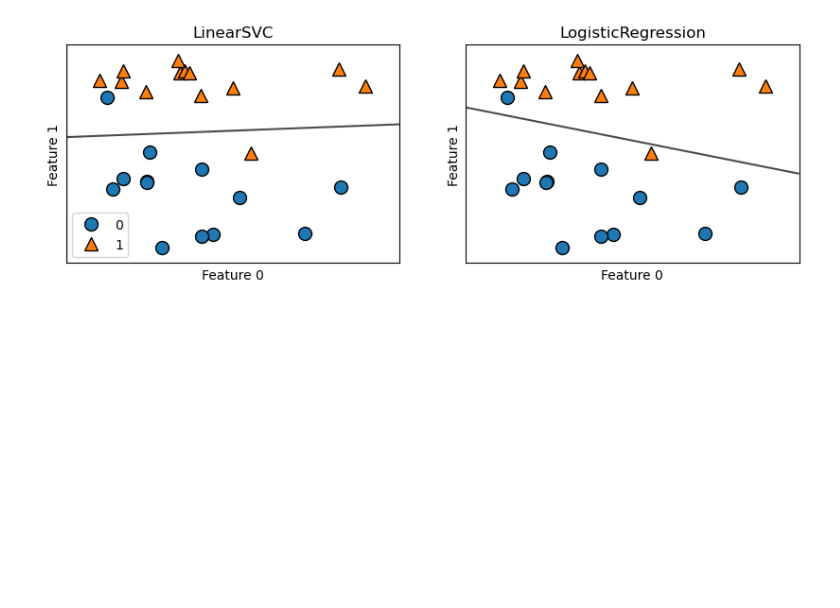
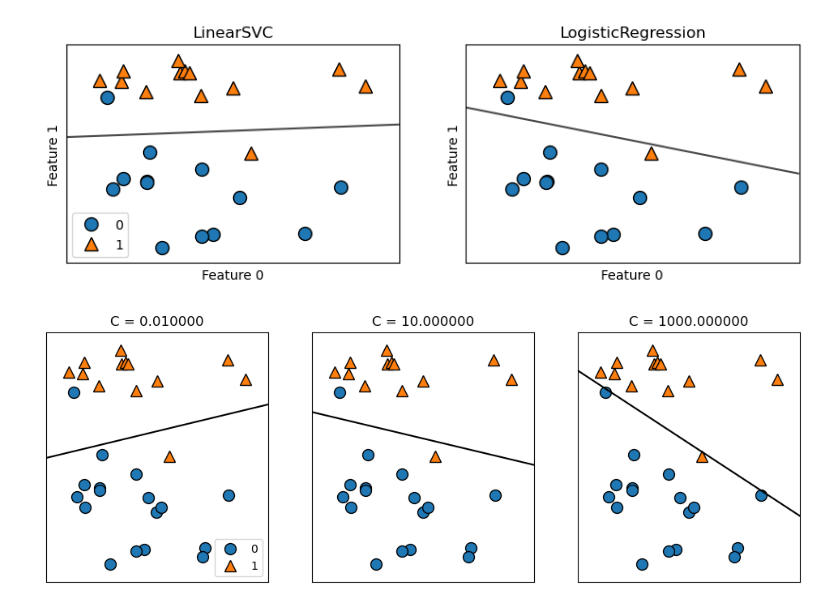
Before and after one commit to anish2000afk/Machine-learning, a Jupyter notebook: Some Sample Datasets.ipynb, the cells around one changed output. Cells and saved outputs as stored; diff of their text form; code cells hidden in the pictures; blank space fills up the shorter version.

```diff
--- a/Some Sample Datasets.ipynb
+++ b/Some Sample Datasets.ipynb
@@ -299,3 +299,7 @@ axes[0].legend()
 # %% [output]
 <matplotlib.legend.Legend at 0x...>
 [figure]
+# %%
+mglearn.plots.plot_linear_svc_regularization()
+# %% [output]
+[figure, added]
```
Also changed, not shown: parts of 4 cells of this notebook.
